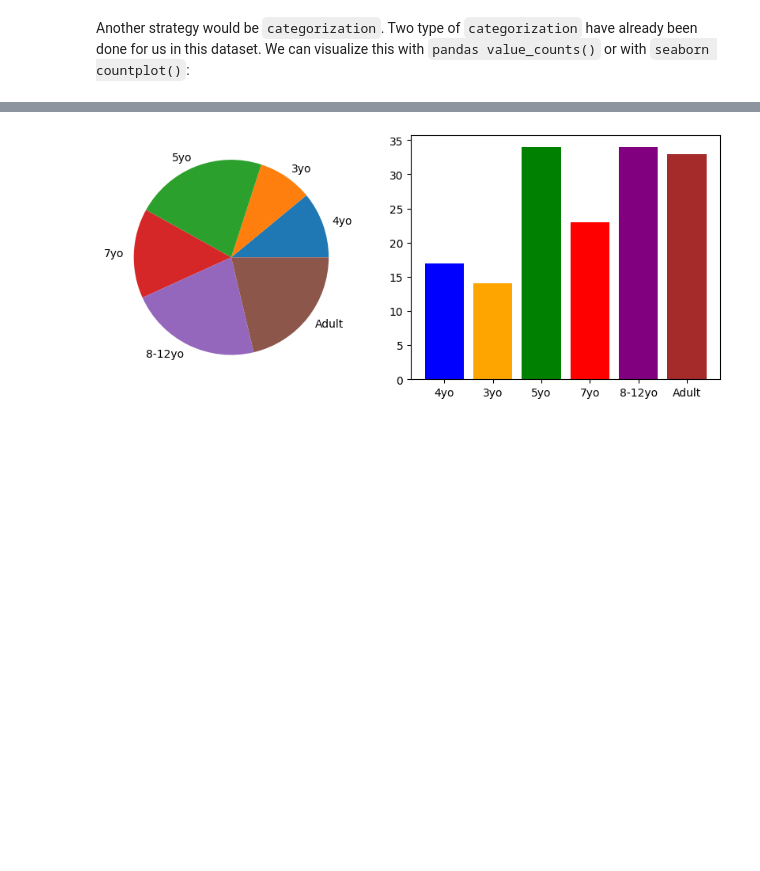
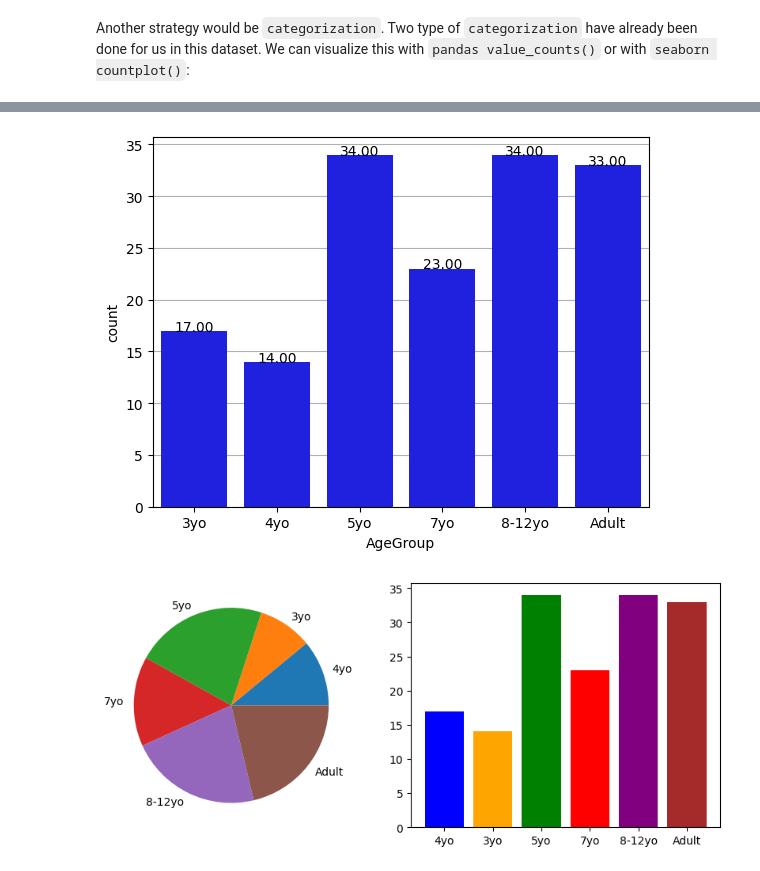
Before and after one commit to me-pic/course-materials-2020, a Jupyter notebook: lectures/14-may/01-data-visualization/python_visualization_for_data.ipynb, the cells around one changed output, grey strips where cells are left out. Cells and saved outputs as stored; diff of their text form; code cells hidden in the pictures; blank space fills up the shorter version.

```diff
--- a/lectures/14-may/01-data-visualization/python_visualization_for_data.ipynb
+++ b/lectures/14-may/01-data-visualization/python_visualization_for_data.ipynb
@@ -143,8 +129,0 @@ plt.ylim(0.5, 1)
-# %%
-mean_ToM_by_age = pheno[['ToM Booklet-Matched', 'AgeGroup']].groupby(['AgeGroup'], dropna=True).mean().reset_index()
-sns.barplot(data=mean_ToM_by_age, x='AgeGroup', y='ToM Booklet-Matched', color='b')
-plt.rcParams['axes.axisbelow'] = True
-plt.grid(axis='y')
-
-for i in range(len(mean_ToM_by_age)):
-    plt.text(i, mean_ToM_by_age['ToM Booklet-Matched'].iloc[i], '{0:.2f}'.format(mean_ToM_by_age['ToM Booklet-Matched'].iloc[i]), ha='center')
@@ -273,3 +261,12 @@ Name: count, dtype: int64
+# %%
+sns.barplot(data=age_count, x='AgeGroup', y='count', color='b')
+plt.rcParams['axes.axisbelow'] = True
+plt.grid(axis='y')
+
+for i in range(len(age_count)):
+    plt.text(i, age_count['count'].iloc[i], '{0:.2f}'.format(age_count['count'].iloc[i]), ha='center')
+# %% [output]
+[figure, added]
 # %%
 fig, ax = plt.subplots(1,2, figsize=(10,4), width_ratios=[4, 5])
 colors=['blue', 'orange', 'green', 'red', 'purple', 'brown']
```
Also changed, not shown: parts of 42 cells of this notebook.
